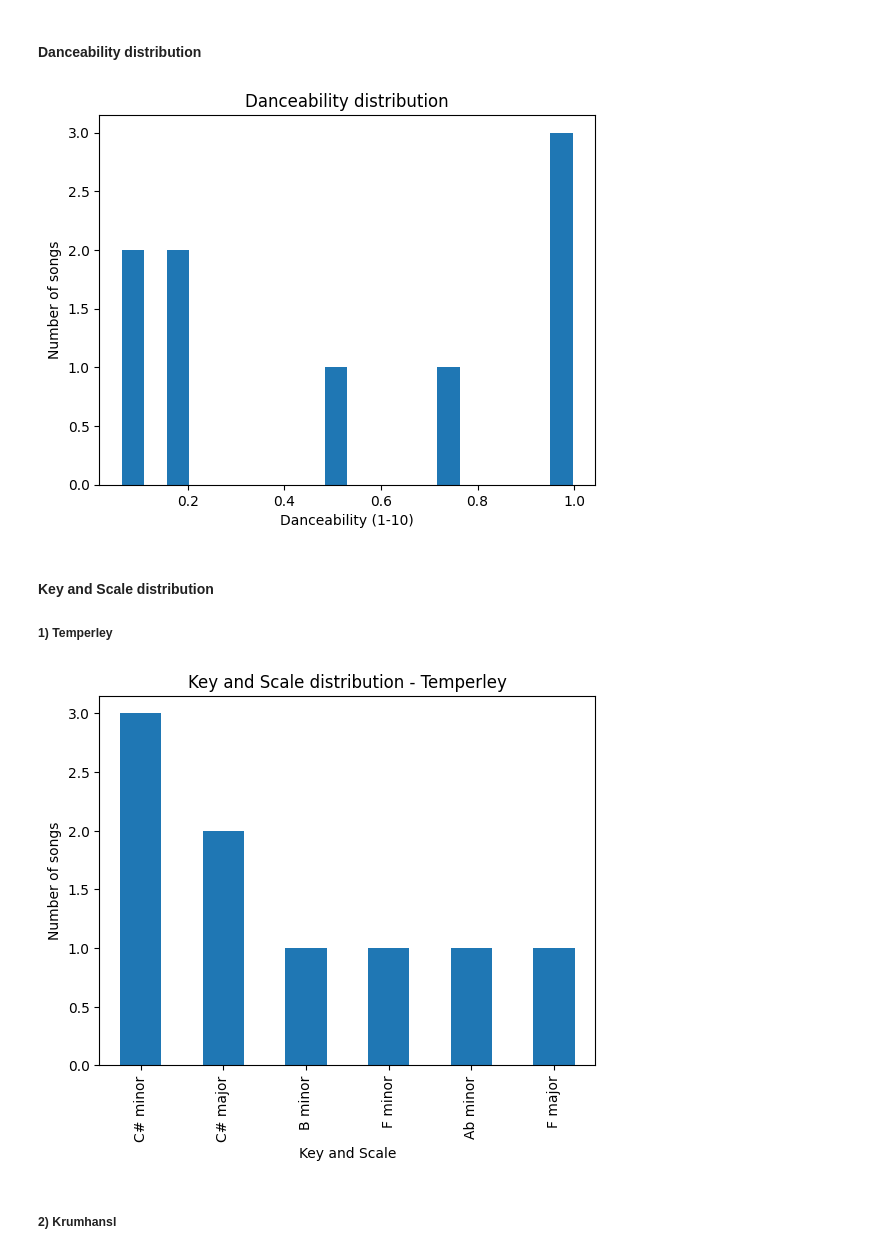
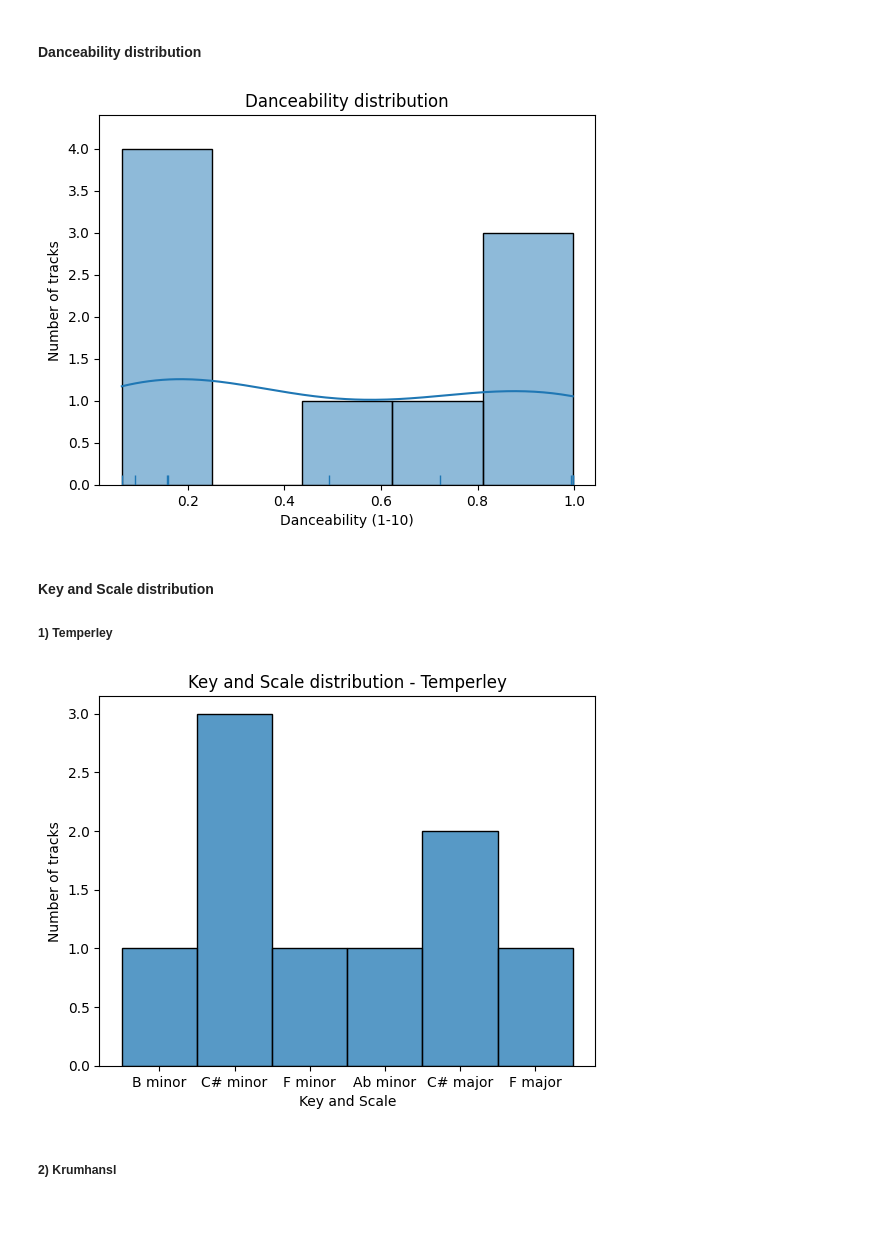
Before and after one commit to root2pk/music_similarity_playlists, a Jupyter notebook: statistics.ipynb, the cells around one changed output. Cells and saved outputs as stored; diff of their text form; code cells hidden in the pictures; blank space fills up the shorter version.

```diff
--- a/statistics.ipynb
+++ b/statistics.ipynb
@@ -34,29 +42,30 @@ plt.show()
 # Plot danceability distribution
 df = pd.read_csv('features.csv', usecols = [10])
 df.columns = ['Danceability']
-df['Danceability'].plot(kind='hist', bins=20)
+sns.histplot(data=df, x='Danceability', kde=True)
+sns.rugplot(data=df, x='Danceability')
 plt.title('Danceability distribution')
 plt.xlabel('Danceability (1-10)')
-plt.ylabel('Number of songs')
+plt.ylabel('Number of tracks')
 plt.show()
 # %% [output]
-[figure, old version]
+[figure, new version]
 # %% [markdown]
 #### Key and Scale distribution
 ##### 1) Temperley
 # %%
 # Plot key and scale distribution - Temperley
 df = pd.read_csv('features.csv', usecols = [2,3])
 df.columns = ['key', 'scale']
 # Combine key and scale into one column
 df['Key and Scale'] = df['key'] + ' ' + df['scale']
-df['Key and Scale'].value_counts().plot(kind='bar')
+sns.histplot(data=df, x='Key and Scale')
 plt.title('Key and Scale distribution - Temperley')
 plt.xlabel('Key and Scale')
-plt.ylabel('Number of songs')
+plt.ylabel('Number of tracks')
 plt.show()
 # %% [output]
-[figure, old version]
+[figure, new version]
 # %% [markdown]
 ##### 2) Krumhansl
 # %%
```
Also changed, not shown: parts of 10 cells of this notebook, 8 other files.
